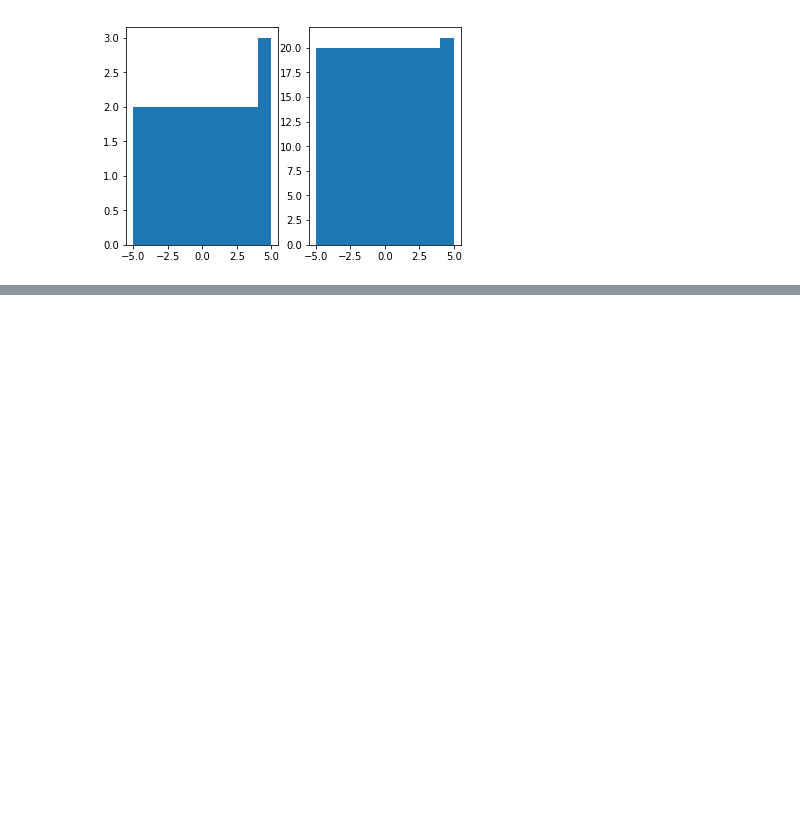
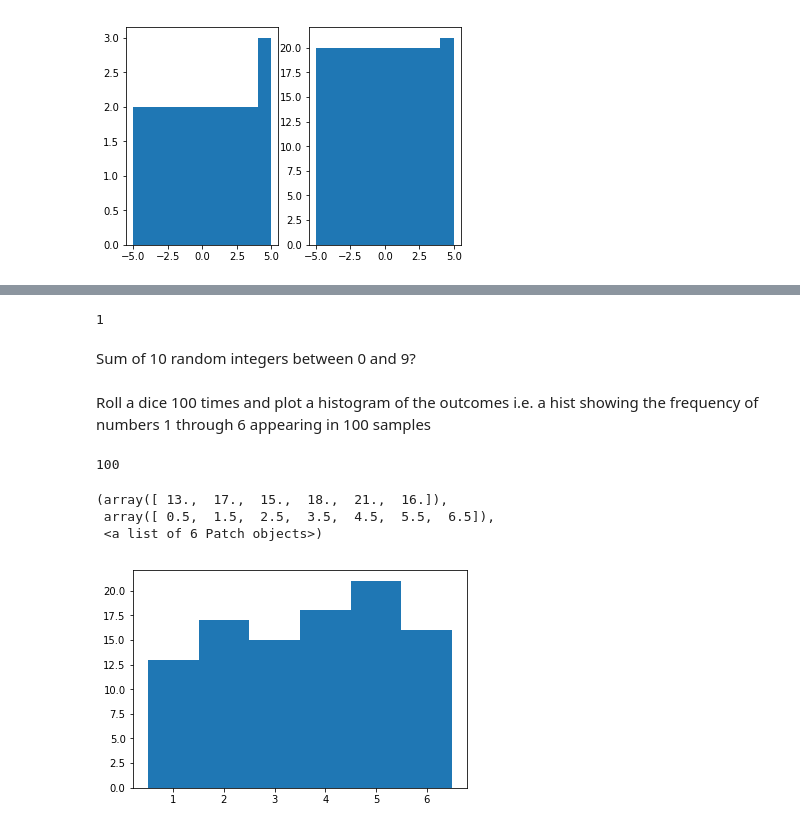
Before and after one commit to nsarode/Python_classNotes, a Jupyter notebook: Matplotlib.ipynb, the cells around one changed output, grey strips where cells are left out. Saved outputs shown, nothing was run; the diff lists cells and outputs as text; code cells hidden in the pictures; blank space fills up the shorter version.

```diff
--- a/Matplotlib.ipynb
+++ b/Matplotlib.ipynb
@@ -361,0 +380,6 @@ plt.subplot(3, 3, 3)
+# %%
+random.choice(list([1,2,3,4]))
+# %% [output]
+1
+# %% [markdown]
+Sum of 10 random integers between 0 and 9?
@@ -361,0 +388,25 @@ plt.subplot(3, 3, 3)
+# %% [markdown]
+Roll a dice 100 times and plot a histogram of the outcomes i.e. a hist showing the frequency of numbers 1 through 6 appearing in 100 samples
+# %%
+import random
+rolls = [] # create empty list
+for k in range(100): # 100 samples
+    rolls.append(random.choice(range(1,7))) # roll the dice
+len(rolls) # confirm that the rolls list contains 100 elements signifying 100 samples
+# %% [output]
+100
+# %%
+import random
+import numpy as np
+import matplotlib.pyplot as plt
+
+rolls = [] # create empty list
+for k in range(100): # 100 samples
+    rolls.append(random.choice(range(1,7))) # roll the dice
+#plt.hist(rolls) # hmm... needs customization
+plt.hist(rolls, bins = np.linspace(0.5, 6.5, 7))
+# %% [output]
+(array([ 13.,  17.,  15.,  18.,  21.,  16.]),
+ array([ 0.5,  1.5,  2.5,  3.5,  4.5,  5.5,  6.5]),
+ <a list of 6 Patch objects>)
+[figure, added]
```
Also changed, not shown: parts of 32 cells of this notebook.
